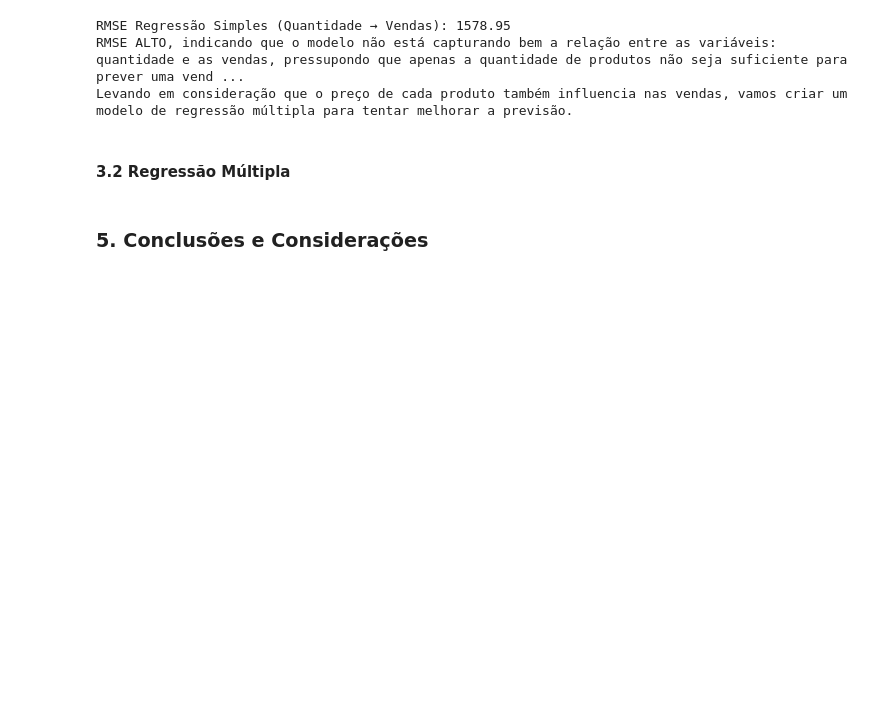
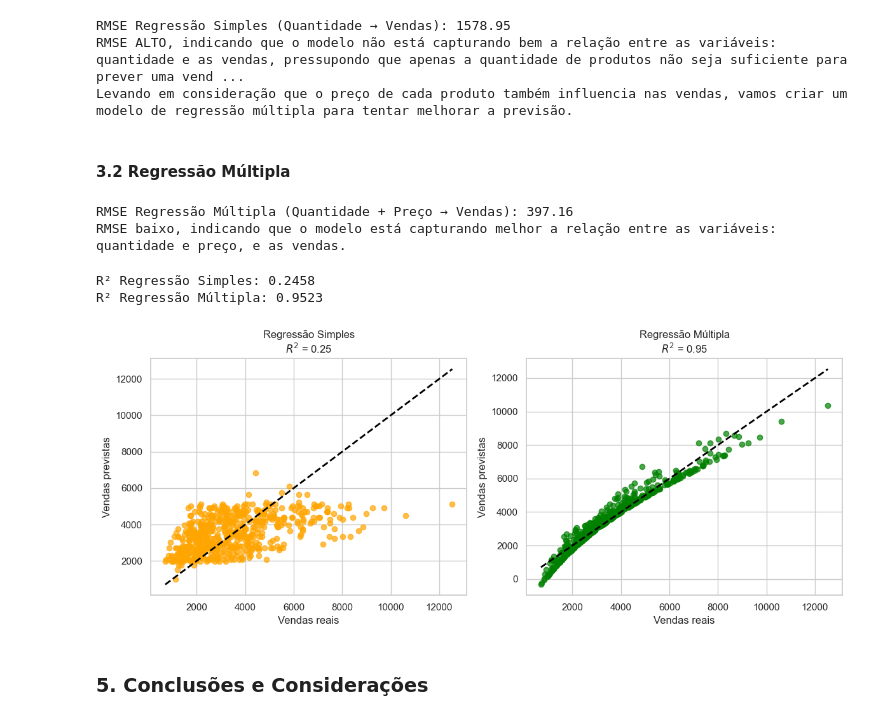
Before and after one commit to Michelyserras/Analise-vendas-automotivas, a Jupyter notebook: notebook/AnaliseAutomotiva.ipynb, the cells around one changed output. Cells and saved outputs as stored; diff of their text form; code cells hidden in the pictures; blank space fills up the shorter version.

Commit message:
add regressão linear mútlipla

```diff
--- a/notebook/AnaliseAutomotiva.ipynb
+++ b/notebook/AnaliseAutomotiva.ipynb
@@ -431,5 +431,55 @@ RMSE ALTO, indicando que o modelo não está capturando bem a relação entre as
 Levando em consideração que o preço de cada produto também influencia nas vendas, vamos criar um modelo de regressão múltipla para tentar melhorar a previsão.
 # %% [markdown]
 #### **3.2 Regressão Múltipla**
+# %%
+X_multi = df[['QUANTITYORDERED', 'PRICEEACH']]
+y = df['SALES']
+
+X_train_m, X_test_m, y_train_m, y_test_m = train_test_split(X_multi, y, test_size=0.2, random_state=42)
+
+model_multi = LinearRegression()
+model_multi.fit(X_train_m, y_train_m)
+y_pred_m = model_multi.predict(X_test_m)
+
+rmse_multi = sqrt(mean_squared_error(y_test_m, y_pred_m))
+
+print(f"RMSE Regressão Múltipla (Quantidade + Preço → Vendas): {rmse_multi:.2f}")
+print("RMSE baixo, indicando que o modelo está capturando melhor a relação entre as variáveis: quantidade e preço, e as vendas.")
+# %% [output]
+RMSE Regressão Múltipla (Quantidade + Preço → Vendas): 397.16
+RMSE baixo, indicando que o modelo está capturando melhor a relação entre as variáveis: quantidade e preço, e as vendas.
+# %%
+r2_simple = r2_score(y_test_s, y_pred_s)
+r2_multi = r2_score(y_test_m, y_pred_m)
+
+print(f"R² Regressão Simples: {r2_simple:.4f} ")
+print(f"R² Regressão Múltipla: {r2_multi:.4f} ")
+
+plt.figure(figsize=(12, 5))
+
+# Gráfico: Regressão Simples
+plt.subplot(1, 2, 1)
+plt.scatter(y_test_s, y_pred_s, alpha=0.7, color='orange')
+plt.plot([y_test_s.min(), y_test_s.max()], [y_test_s.min(), y_test_s.max()], 'k--', lw=2)
+plt.xlabel("Vendas reais")
+plt.ylabel("Vendas previstas")
+plt.title(f"Regressão Simples\n$R^2$ = {r2_simple:.2f}")
+plt.grid(True)
+
+# Gráfico: Regressão Múltipla
+plt.subplot(1, 2, 2)
+plt.scatter(y_test_m, y_pred_m, alpha=0.7, color='green')
+plt.plot([y_test_m.min(), y_test_m.max()], [y_test_m.min(), y_test_m.max()], 'k--', lw=2)
+plt.xlabel("Vendas reais")
+plt.ylabel("Vendas previstas")
+plt.title(f"Regressão Múltipla\n$R^2$ = {r2_multi:.2f}")
+plt.grid(True)
+
+plt.tight_layout()
+plt.show()
+# %% [output]
+R² Regressão Simples: 0.2458
+R² Regressão Múltipla: 0.9523
+[figure, added]
 # %% [markdown]
 ###  **5. Conclusões e Considerações**
```
